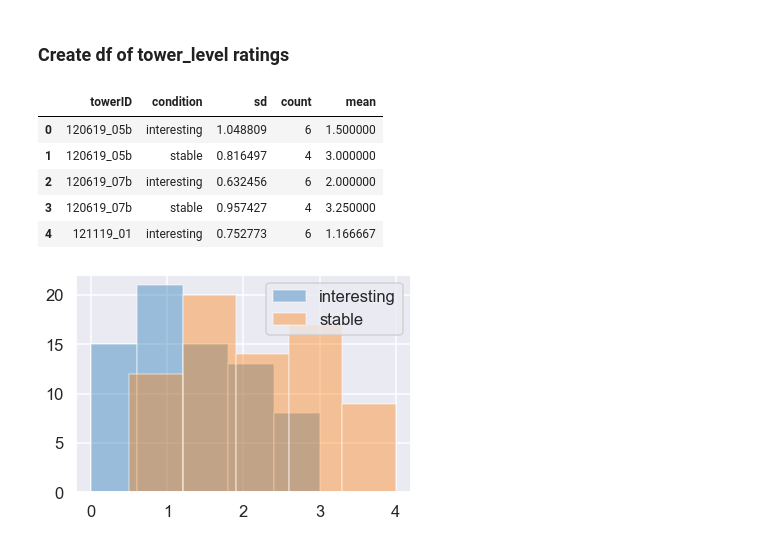
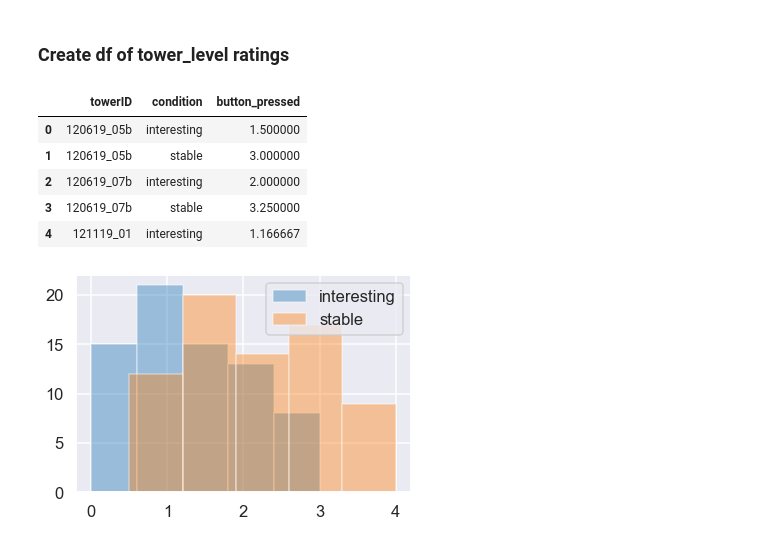
Before and after one commit to choldawa/curiotower_CogSci2021, a Jupyter notebook: analysis/evalTower-prepilot.ipynb, the cells around one changed output. Drawn from its saved outputs; the diff is of its cells as text; code cells hidden in the pictures.

```diff
--- a/analysis/evalTower-prepilot.ipynb
+++ b/analysis/evalTower-prepilot.ipynb
@@ -208,20 +209,20 @@ df['button_pressed'].hist(bins = 5)
  ### Create df of tower_level ratings
 # %%
 df_tower = df.groupby(['towerID', 'condition'])['button_pressed'].mean().reset_index()
-df_tower_var = df.groupby(['towerID', 'condition'])['button_pressed'].std().reset_index()
-df_tower_count = df.groupby(['towerID', 'condition'])['button_pressed'].count().reset_index()
-df_tower['sd'] = df_tower_var['button_pressed']
-df_tower['count'] = df_tower_count['button_pressed']
-df_tower['mean'] = df_tower['button_pressed']
-df_tower = df_tower.drop(['button_pressed'], axis = 1)
+#df_tower_var = df.groupby(['towerID', 'condition'])['button_pressed'].std().reset_index()
+#df_tower_count = df.groupby(['towerID', 'condition'])['button_pressed'].count().reset_index()
+#df_tower['sd'] = df_tower_var['button_pressed']
+#df_tower['count'] = df_tower_count['button_pressed']
+# df_tower['mean'] = df_tower['button_pressed']
+#df_tower = df_tower.drop(['button_pressed'], axis = 1)
 df_tower.head()
 # %% [output]
-|  | towerID | condition | sd | count | mean |
-| 0 | 120619_05b | interesting | 1.048809 | 6 | 1.500000 |
-| 1 | 120619_05b | stable | 0.816497 | 4 | 3.000000 |
-| 2 | 120619_07b | interesting | 0.632456 | 6 | 2.000000 |
-| 3 | 120619_07b | stable | 0.957427 | 4 | 3.250000 |
-| 4 | 121119_01 | interesting | 0.752773 | 6 | 1.166667 |
+|  | towerID | condition | button_pressed |
+| 0 | 120619_05b | interesting | 1.500000 |
+| 1 | 120619_05b | stable | 3.000000 |
+| 2 | 120619_07b | interesting | 2.000000 |
+| 3 | 120619_07b | stable | 3.250000 |
+| 4 | 121119_01 | interesting | 1.166667 |
 # %%
 df_tower[df_tower['condition'] == 'interesting']['mean'].hist(bins = 5, alpha = 0.4)
 df_tower[df_tower['condition'] == 'stable']['mean'].hist(bins = 5, alpha = 0.4)
```
Also changed, not shown: parts of 7 cells of this notebook, 1 other file.
